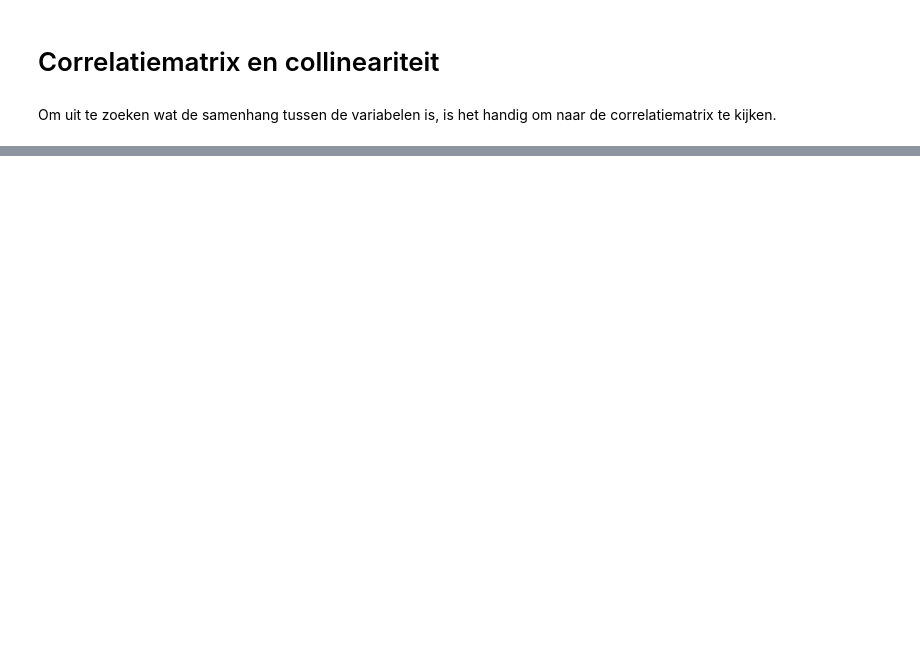
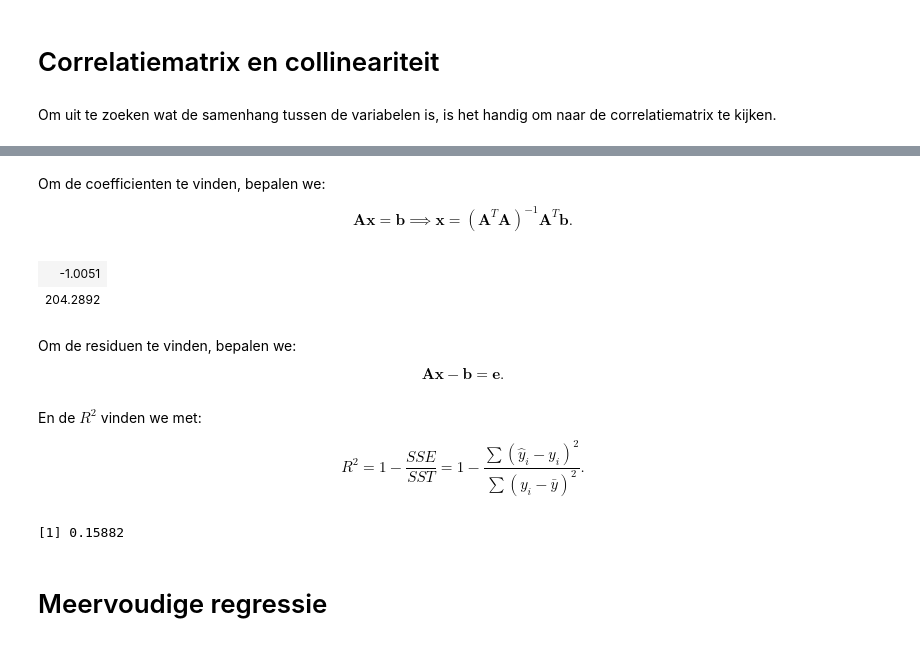
Before and after one commit to darkeclipz/multivariate-statistiek, a Jupyter notebook: heart-disease-uci.ipynb, the cells around one changed output, grey strips where cells are left out. Cells and saved outputs as stored; diff of their text form; code cells hidden in the pictures; blank space fills up the shorter version.

```diff
--- a/heart-disease-uci.ipynb
+++ b/heart-disease-uci.ipynb
@@ -166,0 +249,16 @@ image(cor(df))
+# %% [markdown]
+Om de coefficienten te vinden, bepalen we:
+
+$$ \mathbf{Ax} = \mathbf{b} \implies \mathbf{x} = \left( \mathbf{A}^T \mathbf{A} \right)^{-1} \mathbf{A}^T \mathbf{b}. $$
+# %%
+A = cbind(unlist(df$age), 1)
+b = unlist(df$thalach)
+x = solve(t(A) %*% A) %*% t(A) %*% b
+x
+# %% [output]
+| -1.0051 |
+| 204.2892 |
+# %% [markdown]
+Om de residuen te vinden, bepalen we:
+
+ $$ \mathbf{Ax} - \mathbf{b} = \mathbf{e}.$$
@@ -166,0 +267,13 @@ image(cor(df))
+# %% [markdown]
+En de $R^2$ vinden we met:
+
+$$R^2 = 1-\dfrac{SSE}{SST} = 1-\dfrac{ \sum \left(\hat{y}_i - y_i\right)^2}{ \sum \left(y_i - \bar{y}\right)^2 }. $$
+# %%
+SSE = sum(e^2)
+SST = sum((b-mean(b))^2)
+R2 = 1 - SSE / SST
+R2
+# %% [output]
+[1] 0.15882
+# %% [markdown]
+# Meervoudige regressie
```
Also changed, not shown: parts of 45 cells of this notebook, 2 other files.
